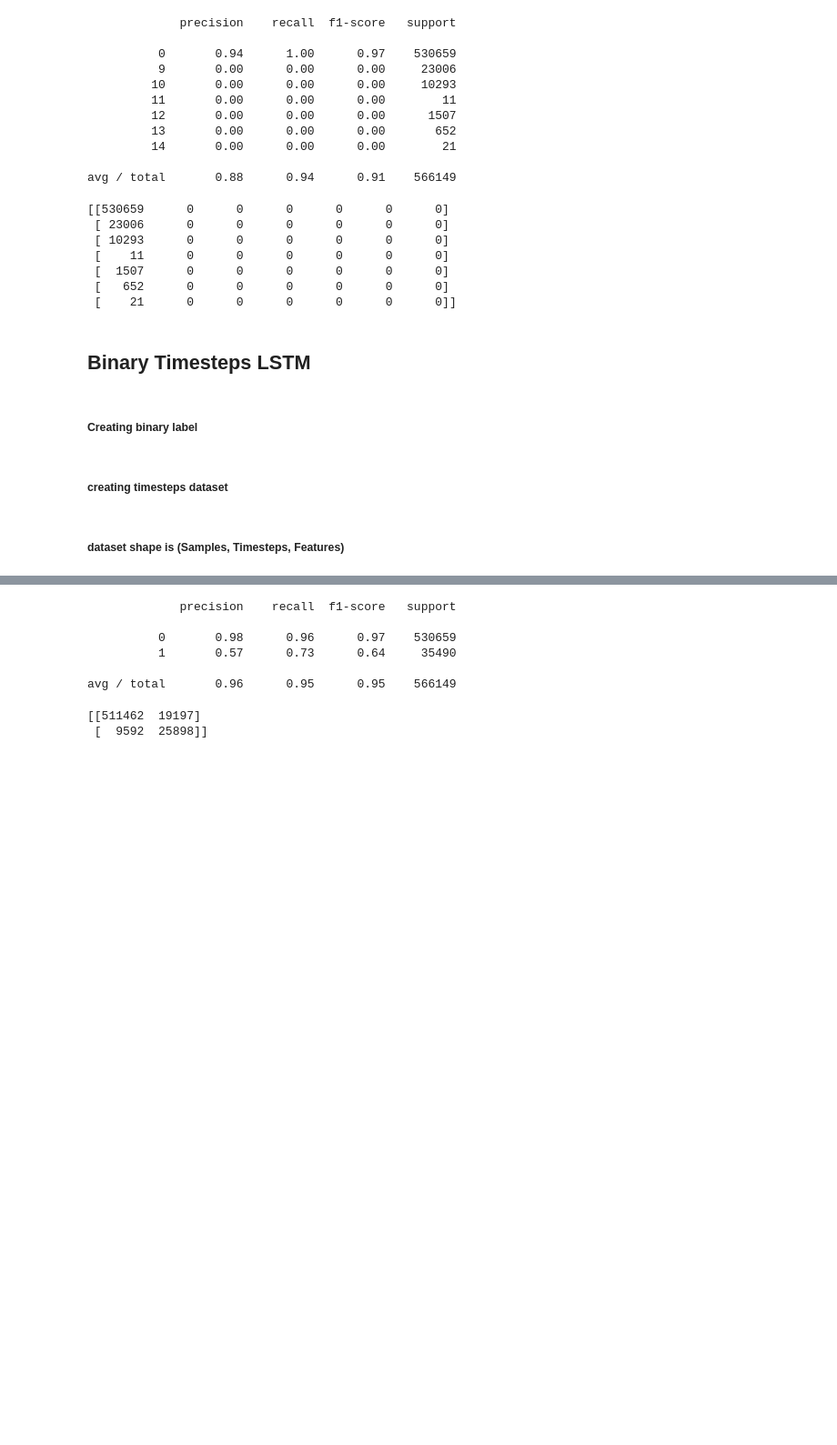
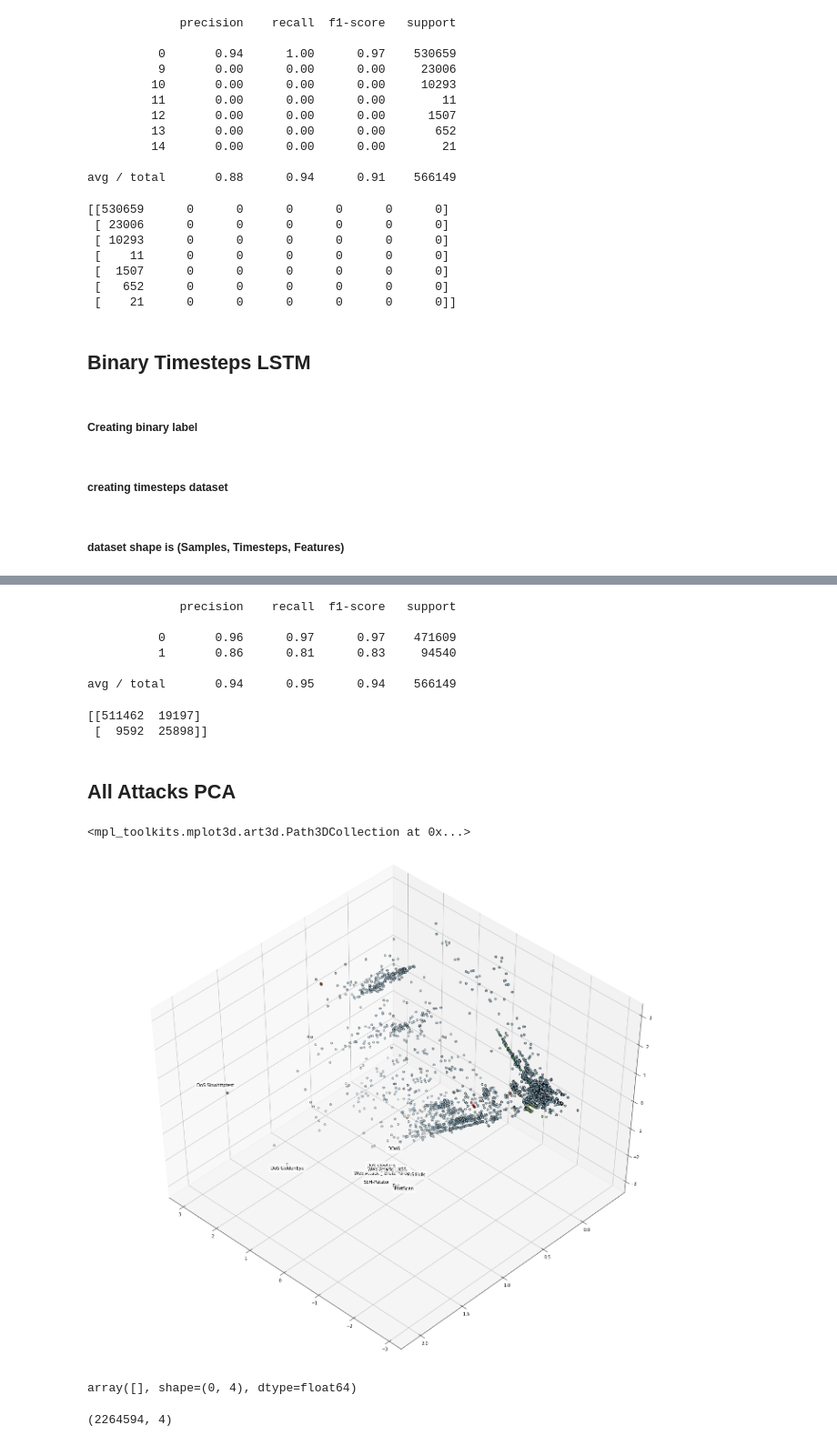
Before and after one commit to omerza/AnomalyDetection, a Jupyter notebook: Anomaly - All.ipynb, the cells around one changed output, grey strips where cells are left out. Shown: that part at 91% size. Saved outputs shown, nothing was run; the diff lists cells and outputs as text; code cells hidden in the pictures; blank space fills up the shorter version.

```diff
--- a/Anomaly - All.ipynb
+++ b/Anomaly - All.ipynb
@@ -192,14 +201,16 @@ Epoch 1/5
 # %%
-print(classification_report(y_test_binary, list(map(lambda val: 1 if val > 0.5 else 0,pred))))
+print(classification_report(y_test, list(map(lambda val: 1 if val > 0.5 else 0,pred))))
 # %% [output]
              precision    recall  f1-score   support
 
-          0       0.98      0.96      0.97    530659
-          1       0.57      0.73      0.64     35490
+          0       0.96      0.97      0.97    471609
+          1       0.86      0.81      0.83     94540
 
-avg / total       0.96      0.95      0.95    566149
+avg / total       0.94      0.95      0.94    566149
 # %%
 print(confusion_matrix(y_test_binary, list(map(lambda val: 1 if val > 0.5 else 0,pred))))
 # %% [output]
 [[511462  19197]
  [  9592  25898]]
+# %% [markdown]
+## All Attacks PCA
@@ -205,0 +237,29 @@ print(confusion_matrix(y_test_binary, list(map(lambda val: 1 if val > 0.5 else 0
+# %%
+pca_sample =
+# %%
+fig = plt.figure(1, figsize=(20,16))
+plt.clf()
+ax = Axes3D(fig, rect=[0, 0, .95, 1], elev=48, azim=134)
+plt.cla()
+for name, label in list(label_mapping.items()):
+    if(len(pca_sample[pca_sample[:,3] == label]) >0):
+        ax.text3D(pca_sample[pca_sample[:,3] == label, 0].mean(),
+                  pca_sample[pca_sample[:,3] == label, 1].mean() + 1.5,
+                  pca_sample[pca_sample[:,3] == label, 2].mean(), name,
+                  horizontalalignment='center',
+                  bbox=dict(alpha=.5, edgecolor='w', facecolor='w'))
+# Reorder the labels to have colors matching thscaled_train_X_pcae cluster results
+#y = np.choose(cleaned_data[:,3], [1, 0]).astype(np.float)
+ax.scatter(pca_sample[:, 0],pca_sample[:, 1], pca_sample[:, 2], c=pca_sample[:, 3], cmap=plt.cm.Paired,
+           edgecolor='k')
+# %% [output]
+<mpl_toolkits.mplot3d.art3d.Path3DCollection at 0x...>
+[figure, added]
+# %%
+pca_sample[pca_sample[:,3] == 1]
+# %% [output]
+array([], shape=(0, 4), dtype=float64)
+# %%
+scaled_train_X_pca
+# %% [output]
+(2264594, 4)
```
Also changed, not shown: parts of 17 cells of this notebook.
